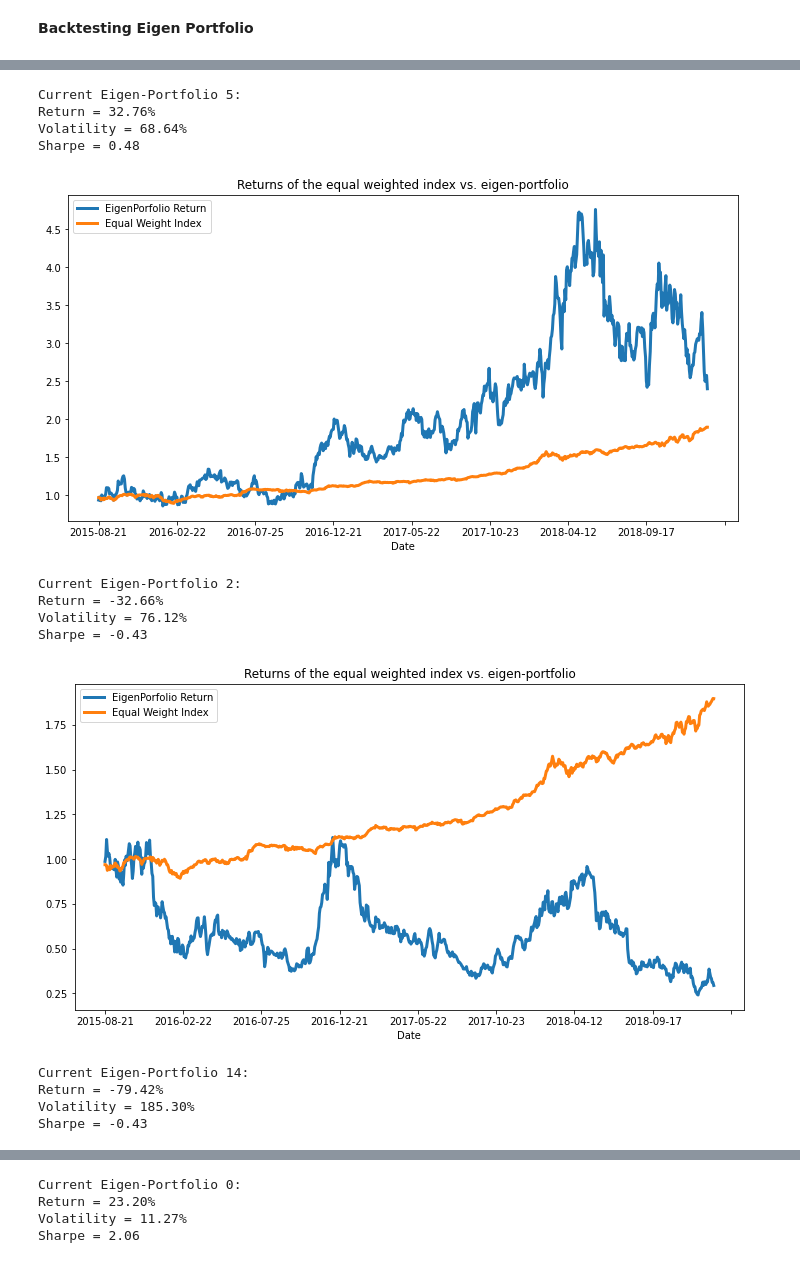
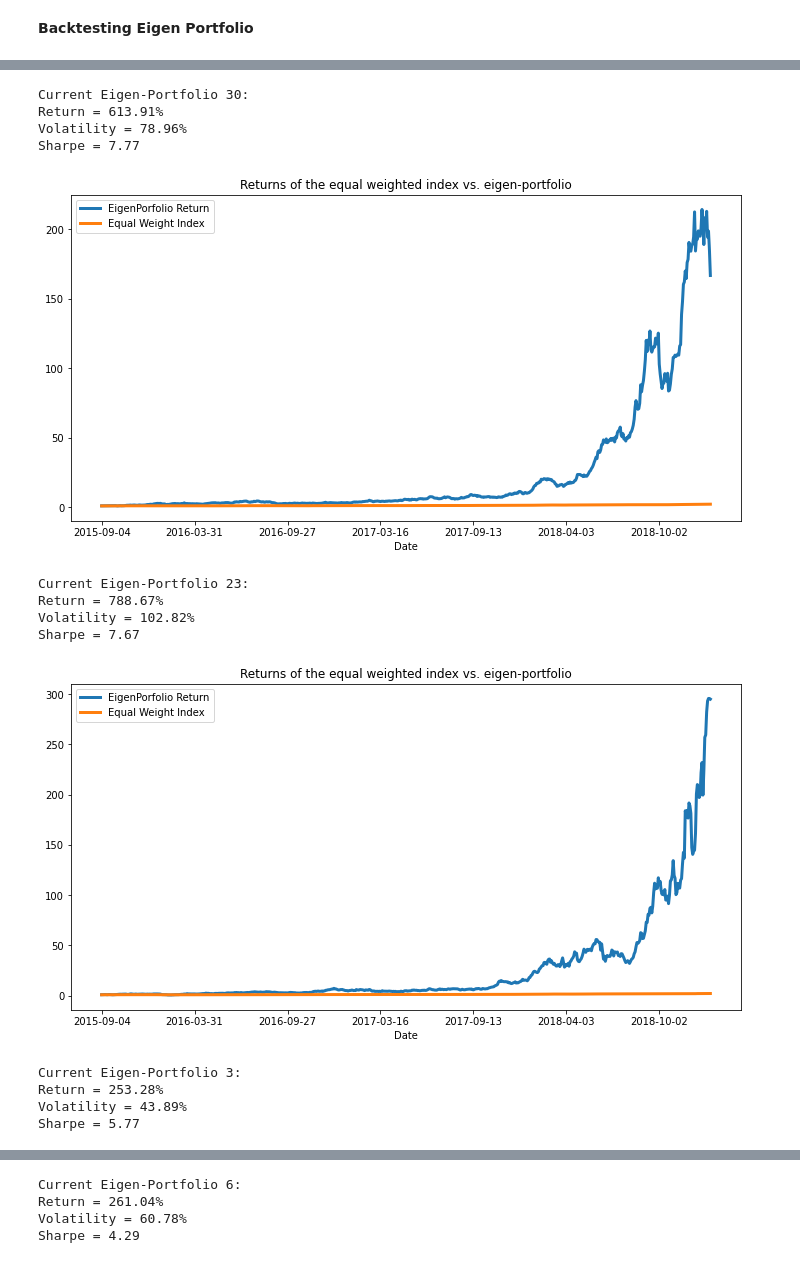
Before and after one commit to nixonwidjaja/ML-Finance, a Jupyter notebook: EigenPortfolio.ipynb, the cells around one changed output, grey strips where cells are left out. Saved outputs shown, nothing was run; the diff lists cells and outputs as text; code cells hidden in the pictures.

```diff
--- a/EigenPortfolio.ipynb
+++ b/EigenPortfolio.ipynb
@@ -19,9 +19,8 @@ warnings.filterwarnings('ignore')
 # %% [markdown]
 **Load Data**
 # %%
-dataset = read_csv('dow.csv',index_col=0)
+dataset = read_csv('stock.csv',index_col=0)
 print(dataset.shape)
-#4804 dates, 30 stocks
 set_option('display.width', 100)
 dataset.head(5)
 # %% [output]
@@ -380,6 +385,21 @@ Sum of weights of current eigen-portfolio: 100.00
 # %% [markdown]
 **Backtesting Eigen Portfolio**
 # %%
+ranks = []
+for i in range(62):
+    eigen = weights[i]
+    eigen_prtfi = pd.DataFrame(data ={'weights': eigen.squeeze()}, index = stock_tickers)
+    eigen_prtfi.sort_values(by=['weights'], ascending=False, inplace=True)
+
+    eigen_prti_returns = np.dot(X_test_raw.loc[:, eigen_prtfi.index], eigen)
+    eigen_portfolio_returns = pd.Series(eigen_prti_returns.squeeze(), index=X_test_raw.index)
+    returns, vol, sharpe = sharpe_ratio(eigen_portfolio_returns)
+    if np.isnan(sharpe):
+      continue
+    ranks.append([i, sharpe])
+ranks.sort(key=lambda x:x[1], reverse=True)
+for i in range(len(ranks)):
+    print(ranks[i])
 def Backtest(eigen, num):
     # Plots Principle components returns against real returns
 
@@ -392,10 +412,9 @@ def Backtest(eigen, num):
     print('Current Eigen-Portfolio %d:\nReturn = %.2f%%\nVolatility = %.2f%%\nSharpe = %.2f' % (num, returns*100, vol*100, sharpe))
     equal_weight_return=(X_test_raw * (1/len(pca.components_))).sum(axis=1)
     df_plot = pd.DataFrame({'EigenPorfolio Return': eigen_portfolio_returns, 'Equal Weight Index': equal_weight_return}, index=X_test.index)
-    np.cumprod(df_plot + 1).plot(title='Returns of the equal weighted index vs. eigen-portfolio' ,
-                          figsize=(12,6), linewidth=3)
+    np.cumprod(df_plot + 1).plot(title='Returns of the equal weighted index vs. eigen-portfolio' , figsize=(12,6), linewidth=3)
     plt.show()
 
-for i in [1,5,2,14,0,7,11,13,25,23,6,10,3,26,8,17,24,16,21,27]:
+for i in [0,30,23,3,6,14,2,58,9,44,41,1,12,19]:
     Backtest(weights[i], i)
 # %% [output]
@@ -407,14 +439,14 @@ Sharpe = 1.71
-Current Eigen-Portfolio 5:
-Return = 32.76%
-Volatility = 68.64%
-Sharpe = 0.48
+Current Eigen-Portfolio 30:
+Return = 613.91%
+Volatility = 78.96%
+Sharpe = 7.77
-[figure, old version]
+[figure, new version]
-Current Eigen-Portfolio 2:
-Return = -32.66%
-Volatility = 76.12%
-Sharpe = -0.43
+Current Eigen-Portfolio 23:
+Return = 788.67%
+Volatility = 102.82%
+Sharpe = 7.67
-[figure, old version]
+[figure, new version]
-Current Eigen-Portfolio 14:
-Return = -79.42%
-Volatility = 185.30%
-Sharpe = -0.43
+Current Eigen-Portfolio 3:
+Return = 253.28%
+Volatility = 43.89%
+Sharpe = 5.77
@@ -422,4 +454,4 @@ Sharpe = -0.43
-Current Eigen-Portfolio 0:
-Return = 23.20%
-Volatility = 11.27%
-Sharpe = 2.06
+Current Eigen-Portfolio 6:
+Return = 261.04%
+Volatility = 60.78%
+Sharpe = 4.29
```
Also changed, not shown: parts of 14 cells of this notebook.
